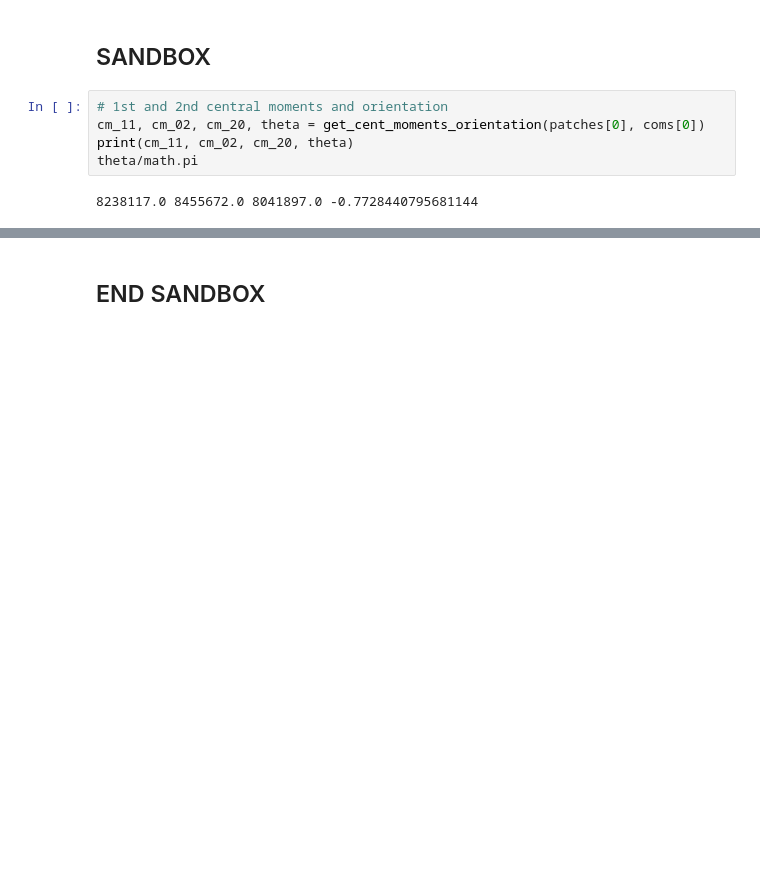
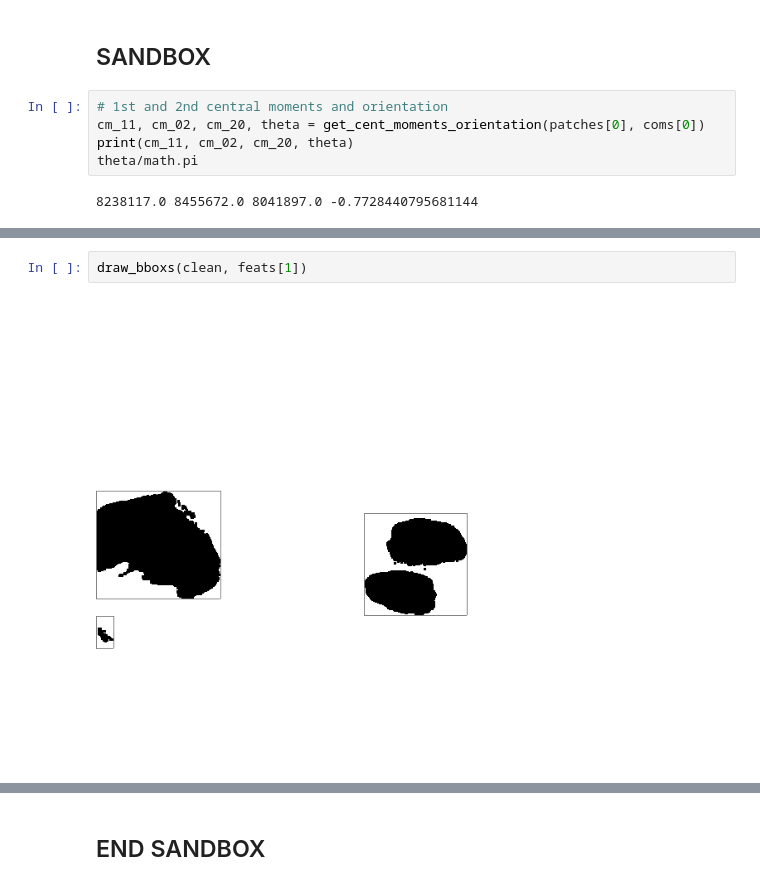
Before and after one commit to pickledherring/image_analysis, a Jupyter notebook: main.ipynb, the cells around one changed output, grey strips where cells are left out. Saved outputs shown, nothing was run; the diff lists cells and outputs as text; blank space fills up the shorter version.

```diff
--- a/main.ipynb
+++ b/main.ipynb
@@ -950,0 +940,4 @@ bboxs, areas, coms
+# %%
+draw_bboxs(clean, feats[1])
+# %% [output]
+[figure, added]
```
Also changed, not shown: parts of 11 cells of this notebook.
